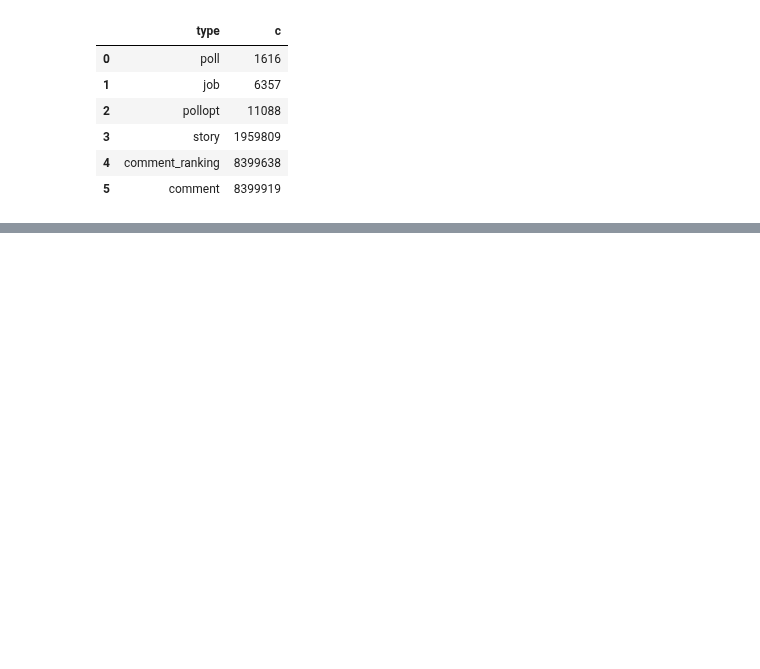
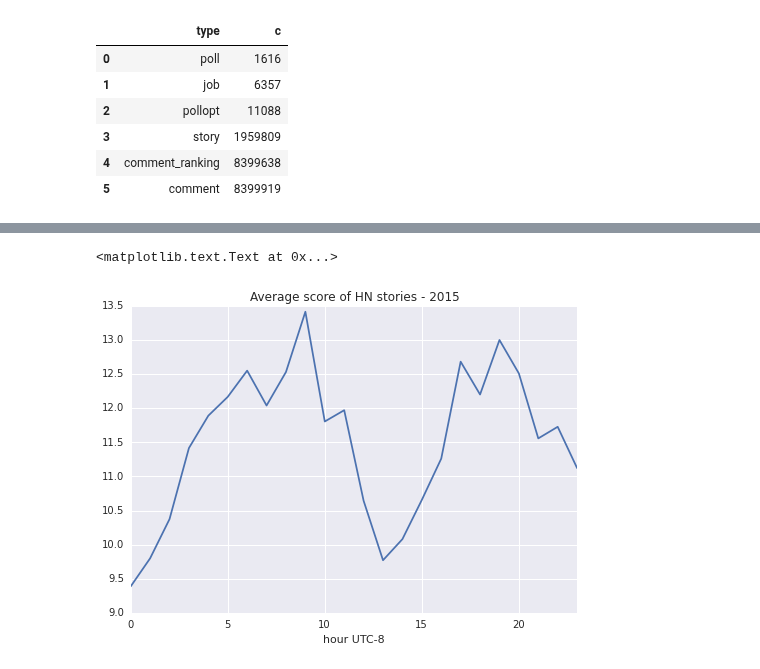
Before and after one commit to fhoffa/notebooks, a Jupyter notebook: analyzing hacker news.ipynb, the cells around one changed output, grey strips where cells are left out. Saved outputs shown, nothing was run; the diff lists cells and outputs as text; code cells hidden in the pictures; blank space fills up the shorter version.

```diff
--- a/analyzing hacker news.ipynb
+++ b/analyzing hacker news.ipynb
@@ -51,2 +59,2 @@ bq.Query(hn.top_types).to_dataframe()
 # %%
-data=bq.Query(hn.counts).to_dataframe()[0:-1]
+scores=bq.Query(hn.score_per_hour).to_dataframe()
@@ -65 +61,7 @@ hAxis: {title: 'by twitter.com/felipehoffa, learn more at reddit.com/r/bigquery'
+# %%
+my_plot=scores.set_index('hour')['avg_score'].plot(kind='line', title='Average score of HN stories - 2015')
+my_plot.set_xlabel("hour UTC-8")
+# %% [output]
+<matplotlib.text.Text at 0x...>
+[figure, added]
 # %%
```
Also changed, not shown: parts of 8 cells of this notebook.
